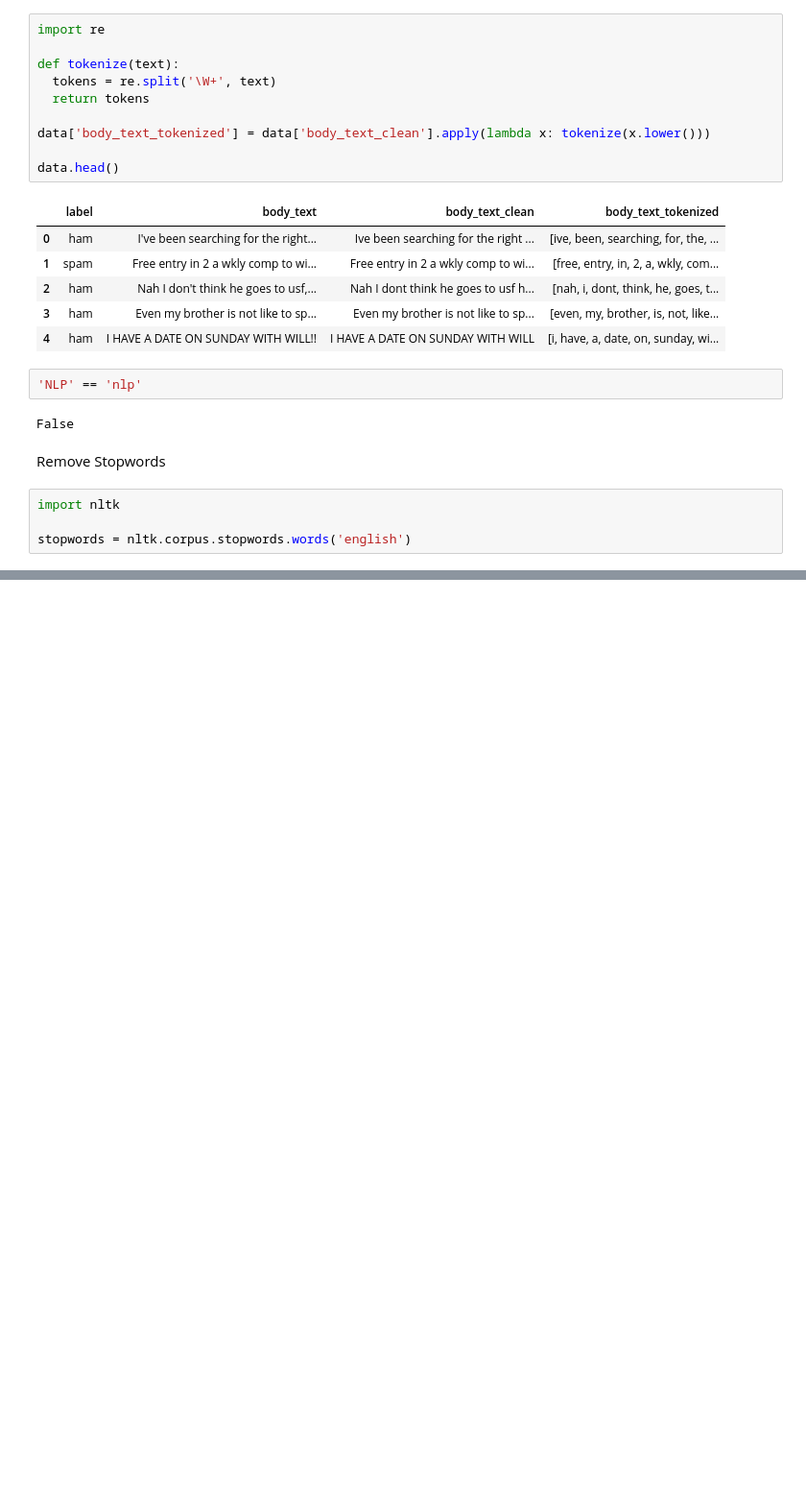
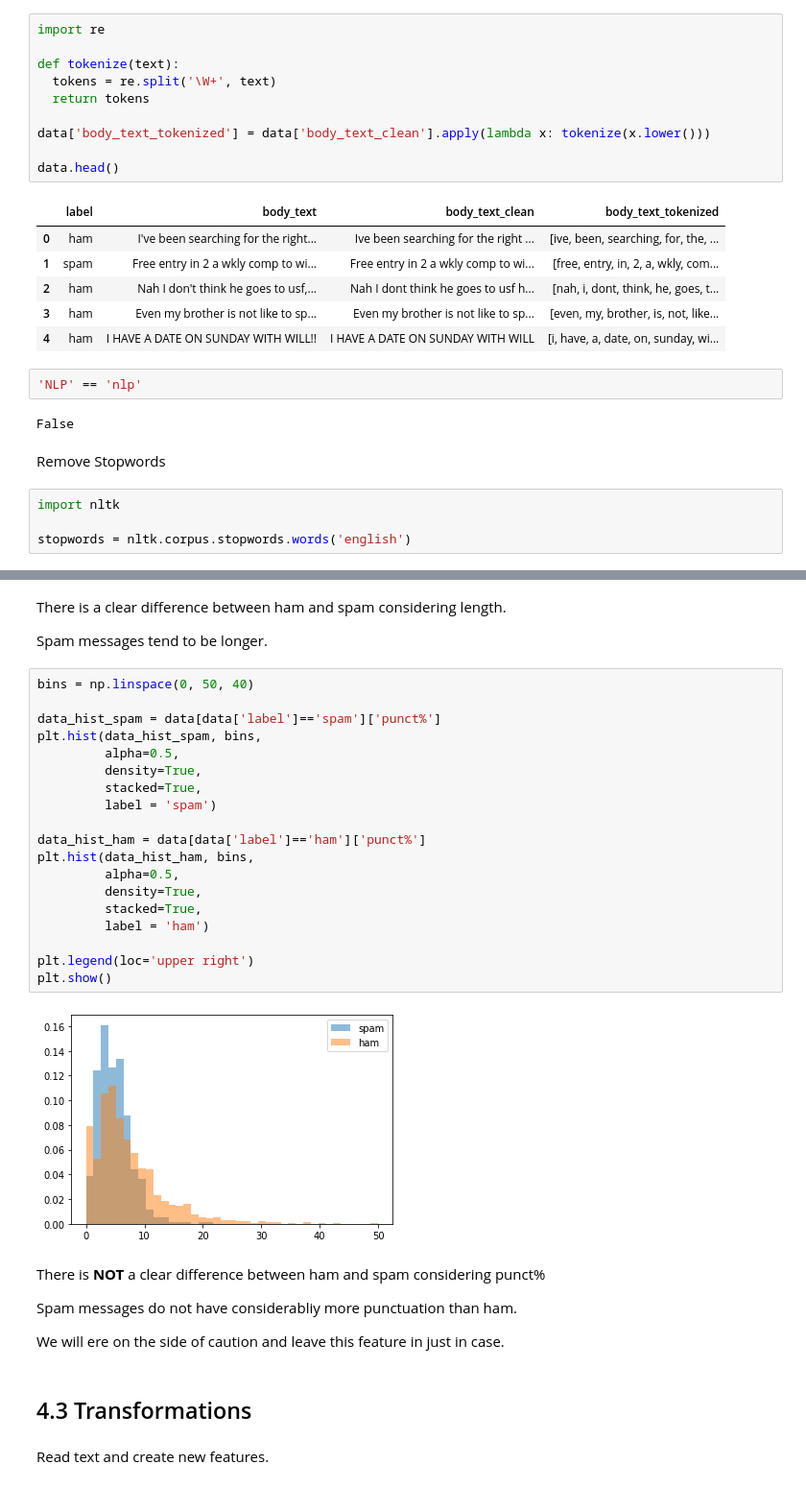
Before and after one commit to jwilson137/NLP, a Jupyter notebook: NLP.ipynb, the cells around one changed output, grey strips where cells are left out. Shown at 96% size. Cells and saved outputs as stored; diff of their text form; blank space fills up the shorter version.

```diff
--- a/NLP.ipynb
+++ b/NLP.ipynb
@@ -387,0 +1083,35 @@ data.head()
+# %% [markdown]
+There is a clear difference between ham and spam considering length.
+
+Spam messages tend to be longer.
+# %%
+bins = np.linspace(0, 50, 40)
+
+data_hist_spam = data[data['label']=='spam']['punct%']
+plt.hist(data_hist_spam, bins,
+         alpha=0.5,
+         density=True,
+         stacked=True,
+         label = 'spam')
+
+data_hist_ham = data[data['label']=='ham']['punct%']
+plt.hist(data_hist_ham, bins,
+         alpha=0.5,
+         density=True,
+         stacked=True,
+         label = 'ham')
+
+plt.legend(loc='upper right')
+plt.show()
+# %% [output]
+[figure, added]
+# %% [markdown]
+There is **NOT** a clear difference between ham and spam considering punct%
+
+Spam messages do not have considerabliy more punctuation than ham.
+
+We will ere on the side of caution and leave this feature in just in case.
+# %% [markdown]
+## 4.3 Transformations
+# %% [markdown]
+Read text and create new features.
```
Also changed, not shown: parts of 167 cells of this notebook.
